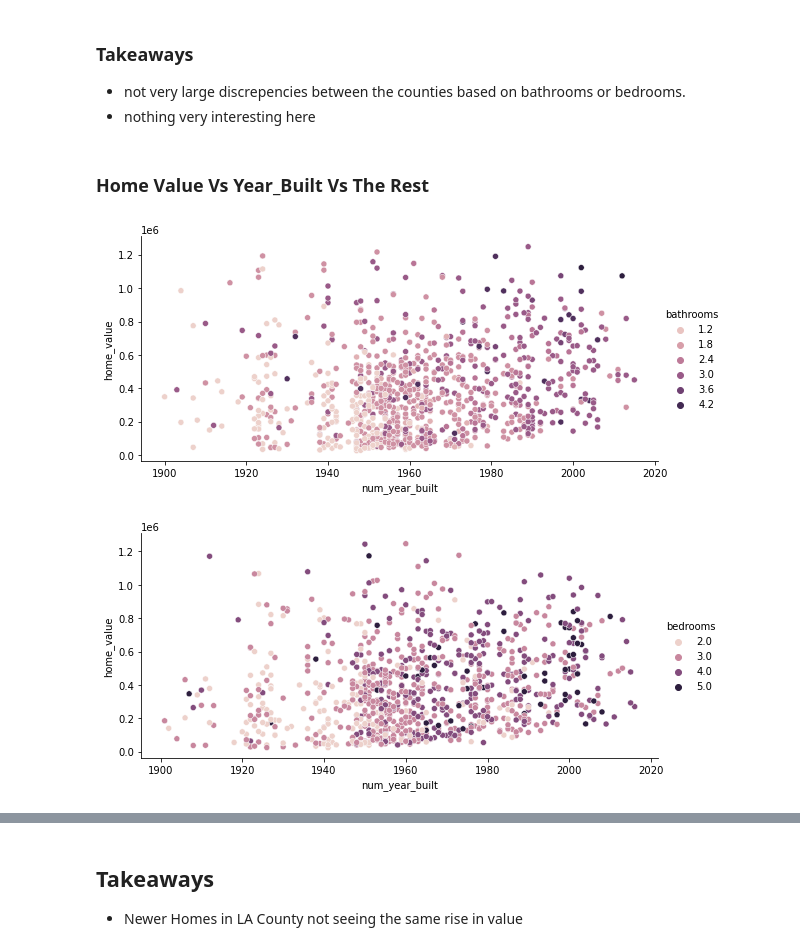
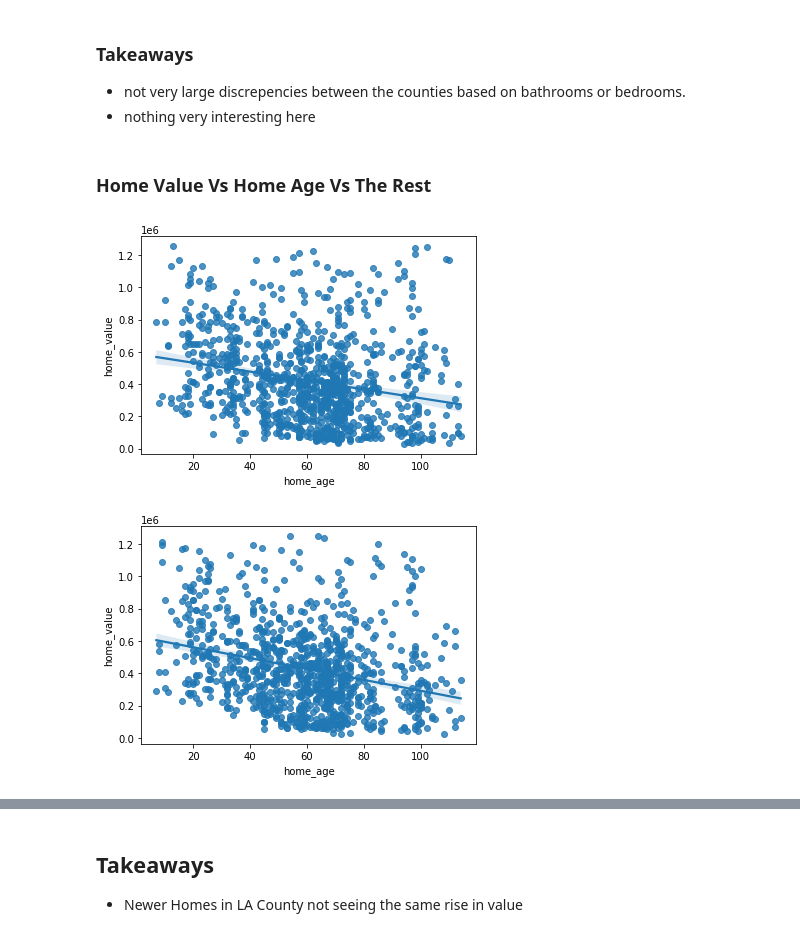
Before and after one commit to joshua-shorterivey/regression_project, a Jupyter notebook: explore.ipynb, the cells around one changed output, grey strips where cells are left out. Drawn from its saved outputs; the diff is of its cells as text; code cells hidden in the pictures.

```diff
--- a/explore.ipynb
+++ b/explore.ipynb
@@ -149,0 +206,7 @@ for col in ['year_built', 'tax_amount', 'area']:
+# %%
+#loop through columns to create visual comparing home values across differences in size groups
+for col in train[['bathrooms', 'bedrooms', 'county', 'decades']].columns:
+    plt.figure(figsize=(20,6))
+    sns.boxplot(data=train.sample(n=1000), x='home_size', y='home_value',
+                hue=col)
+    plt.show()
@@ -149,0 +218,7 @@ for col in ['year_built', 'tax_amount', 'area']:
+# %%
+#loop through columns to create visual comparing home values across differences in size groups
+for col in train[['bathrooms', 'bedrooms', 'county']].columns:
+    plt.figure(figsize=(20,6))
+    sns.swarmplot(data=train.sample(n=1000), x=col, y='home_value',
+                hue='home_size')
+    plt.show()
@@ -150,7 +229,8 @@ for col in ['year_built', 'tax_amount', 'area']:
 # %%
-for col in train[['bathrooms', 'bedrooms']].columns:
-
-    sns.relplot(data=train.sample(n=1000), x='area', y='home_value',
-                hue=col, height=4, aspect=2)
+for col in train[['home_age', 'decades', 'est_tax_rate']].columns:
+    plt.figure(figsize=(20,6))
+    sns.relplot(data=train.sample(n=1000), x=col, y='home_value',
+                hue='home_size', style='home_size',
+                height=4, aspect=2)
     plt.show()
 # %% [output]
@@ -166,17 +267,13 @@ sns.lmplot(data=train.sample(n=1000), x='area', y='home_value', row='county', he
 * not very large discrepencies between the counties based on bathrooms or bedrooms.
 * nothing very interesting here
 # %% [markdown]
-### Home Value Vs Year_Built Vs The Rest
+### Home Value Vs Home Age Vs The Rest
-# %%
-#had to create column to enable use of certain plots
-train['num_year_built'] = train.year_built.astype('int')
 # %%
 for col in train[['bathrooms', 'bedrooms']].columns:
-
-    sns.relplot(data=train.sample(n=1000), x='num_year_built', y='home_value',
-                hue=col, height=4, aspect=2)
+    sns.regplot(data=train.sample(n=1000), x='home_age', y='home_value',
+                )
     plt.show()
 # %% [output]
-[figure, old version]
+[figure, new version]
-[figure, old version]
+[figure, new version]
 # %%
```
Also changed, not shown: parts of 69 cells of this notebook.
